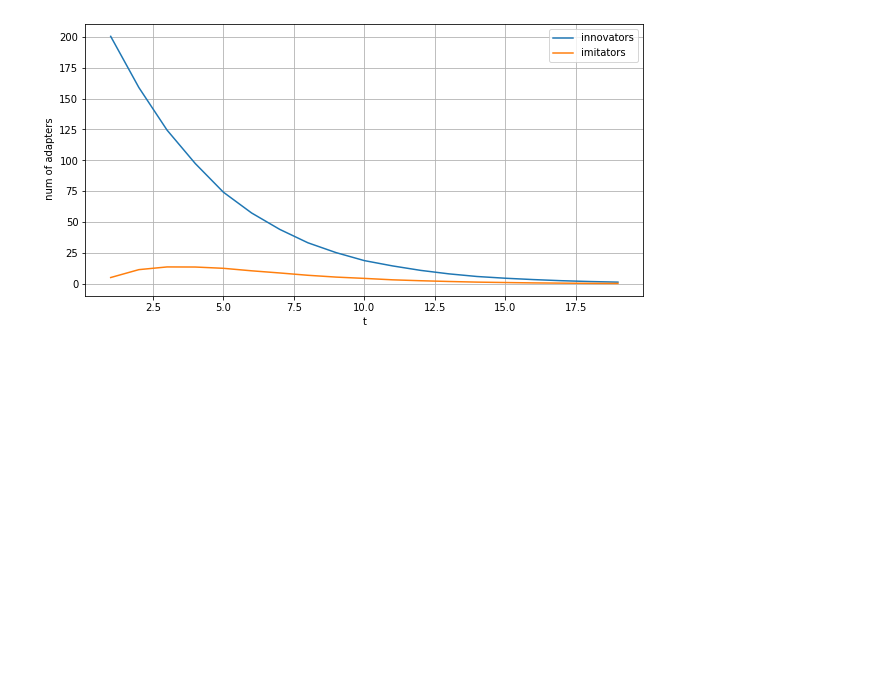
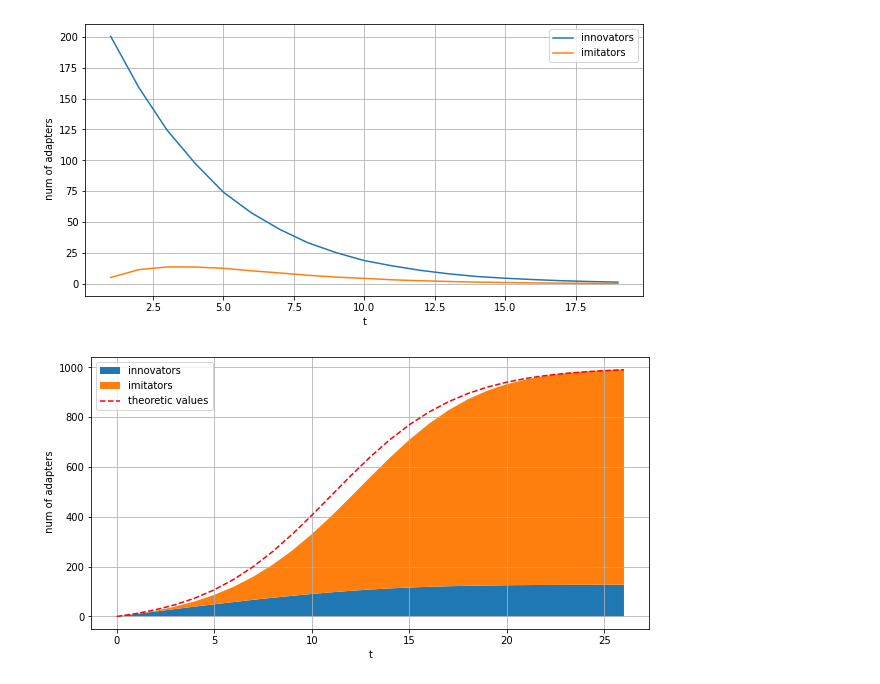
Before and after one commit to rogulforce/agent_based_modelling, a Jupyter notebook: assignment_6/presentation.ipynb, the cells around one changed output. Cells and saved outputs as stored; diff of their text form; code cells hidden in the pictures; blank space fills up the shorter version.

```diff
--- a/assignment_6/presentation.ipynb
+++ b/assignment_6/presentation.ipynb
@@ -147,3 +125,31 @@ get_total_plot(vals, theo_vals={'p':0.2, 'q':0.05})
 get_density_plot(vals)
 # %% [output]
 [figure]
+# %%
+# same but with no information abt current state (we assume that all adapters adapt at the same time, not one after another)
+""" check. """
+params = {
+    "network_size": 1000,
+    "innovators": 0,
+    "imitators": 0
+}
+MC = 1000
+
+all_vals = []
+for _ in range(MC):
+    q_voter = BassDiffusionModel(**params)
+    temp_vals = q_voter.simulate(0.01, 0.3, time_step_memory = True)
+    all_vals.append(temp_vals)
+
+
+# get avg results:
+vals = []
+time = min(len(it) for it in all_vals)
+for i in range(time):
+    avg_innovator = np.mean([it[i][0] for it in all_vals])
+    avg_imitator = np.mean([it[i][1] for it in all_vals])
+    vals.append([avg_innovator, avg_imitator])
+# %%
+get_total_plot(vals, theo_vals={'p':0.01, 'q':0.3})
+# %% [output]
+[figure, added]
```
Also changed, not shown: parts of 6 cells of this notebook, 1 other file.
